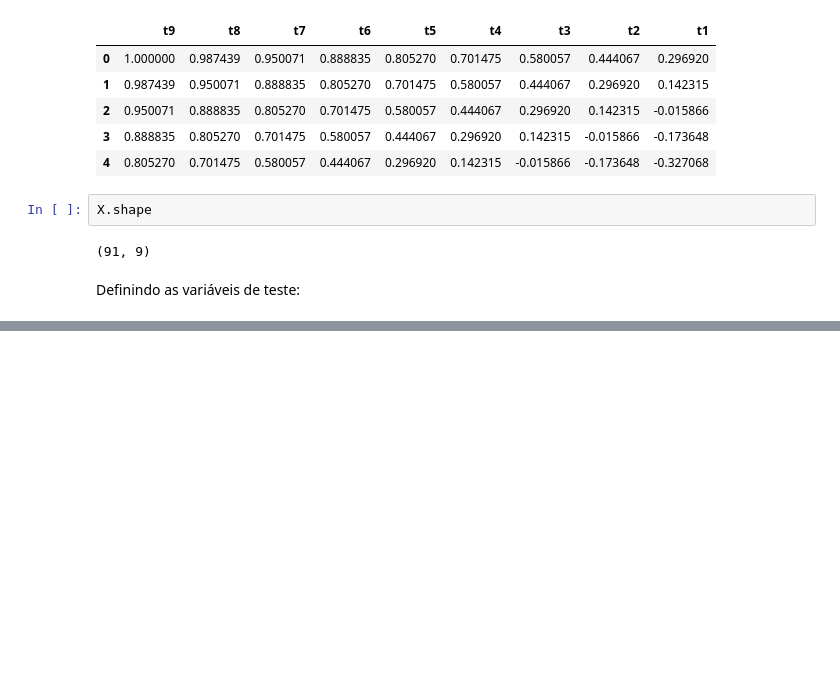
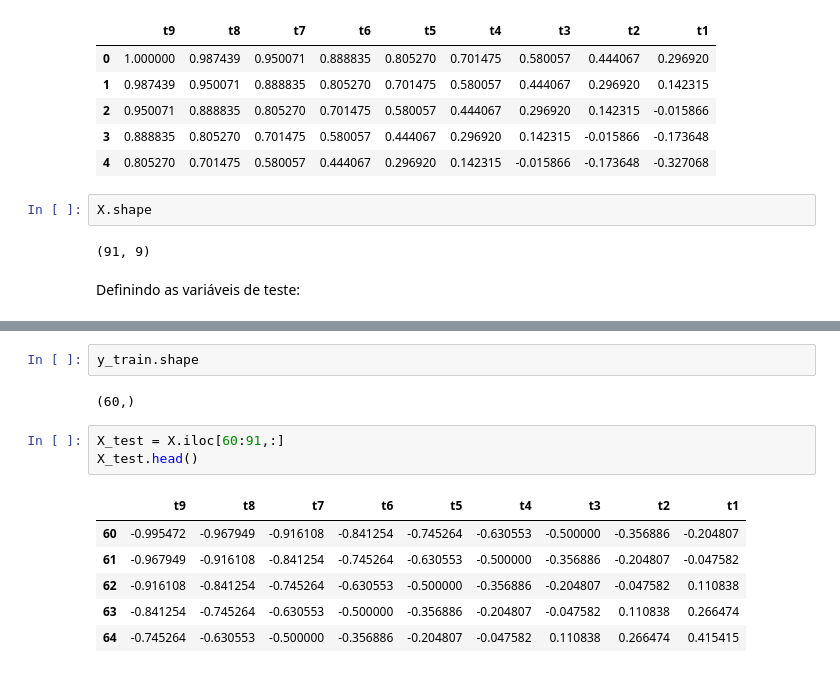
Before and after one commit to bruna-capistrano/TrabalhoPPA, a Jupyter notebook: predicao_cosseno.ipynb, the cells around one changed output, grey strips where cells are left out. Cells and saved outputs as stored; diff of their text form; blank space fills up the shorter version.

```diff
--- a/predicao_cosseno.ipynb
+++ b/predicao_cosseno.ipynb
@@ -116,0 +144,14 @@ from keras.layers import Dense
+# %%
+y_train.shape
+# %% [output]
+(60,)
+# %%
+X_test = X.iloc[60:91,:]
+X_test.head()
+# %% [output]
+|  | t9 | t8 | t7 | t6 | t5 | t4 | t3 | t2 | t1 |
+| 60 | -0.995472 | -0.967949 | -0.916108 | -0.841254 | -0.745264 | -0.630553 | -0.500000 | -0.356886 | -0.204807 |
+| 61 | -0.967949 | -0.916108 | -0.841254 | -0.745264 | -0.630553 | -0.500000 | -0.356886 | -0.204807 | -0.047582 |
+| 62 | -0.916108 | -0.841254 | -0.745264 | -0.630553 | -0.500000 | -0.356886 | -0.204807 | -0.047582 | 0.110838 |
+| 63 | -0.841254 | -0.745264 | -0.630553 | -0.500000 | -0.356886 | -0.204807 | -0.047582 | 0.110838 | 0.266474 |
+| 64 | -0.745264 | -0.630553 | -0.500000 | -0.356886 | -0.204807 | -0.047582 | 0.110838 | 0.266474 | 0.415415 |
```
Also changed, not shown: parts of 20 cells of this notebook.
